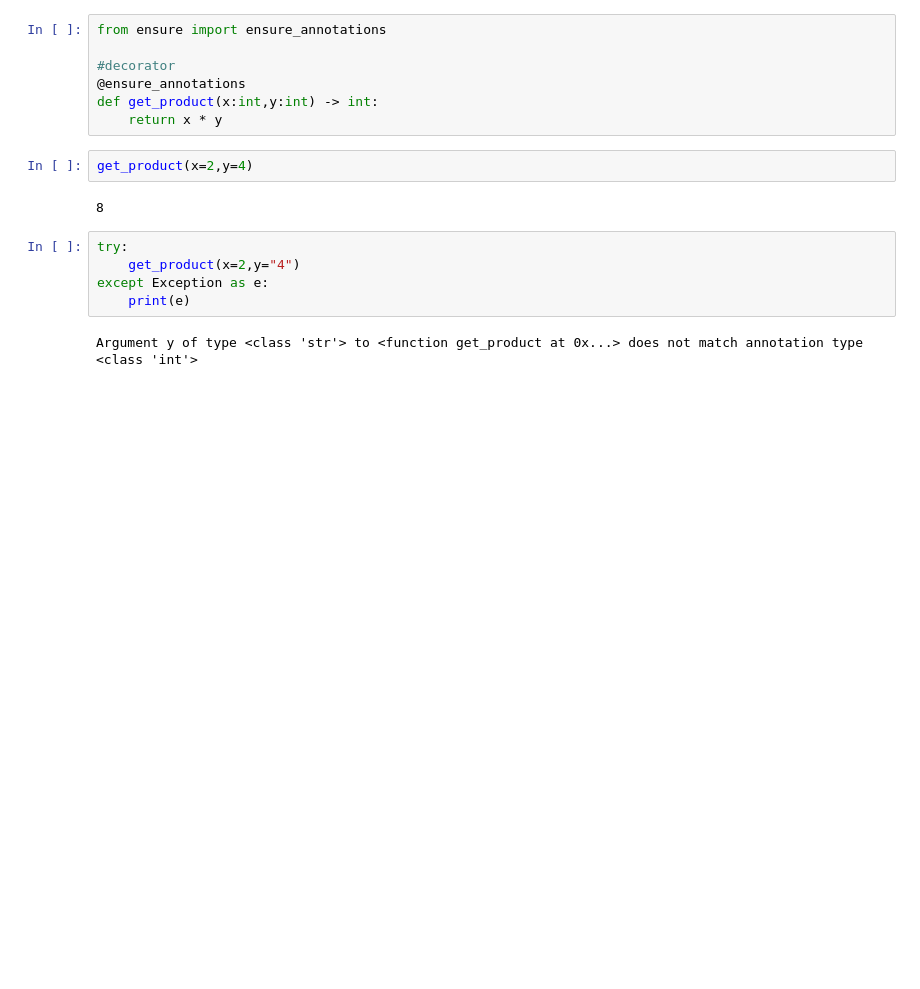
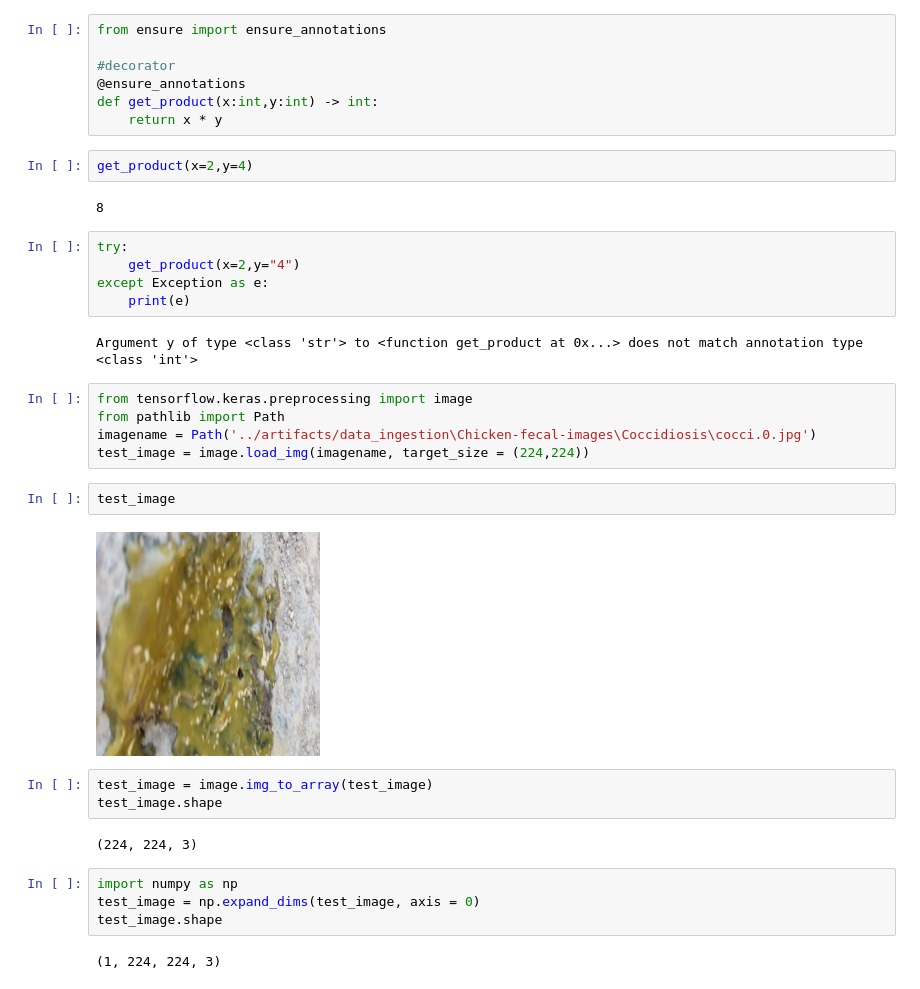
Before and after one commit to nikhilp047/Chicken-Disease-Classification, a Jupyter notebook: research/trials.ipynb, the cells around one changed output. Drawn from its saved outputs; the diff is of its cells as text; blank space fills up the shorter version.

```diff
--- a/research/trials.ipynb
+++ b/research/trials.ipynb
@@ -48,3 +48,23 @@ except Exception as e:
     print(e)
 # %% [output]
 Argument y of type <class 'str'> to <function get_product at 0x...> does not match annotation type <class 'int'>
+# %%
+from tensorflow.keras.preprocessing import image
+from pathlib import Path
+imagename = Path('../artifacts/data_ingestion\Chicken-fecal-images\Coccidiosis\cocci.0.jpg')
+test_image = image.load_img(imagename, target_size = (224,224))
+# %%
+test_image
+# %% [output]
+[figure, added]
+# %%
+test_image = image.img_to_array(test_image)
+test_image.shape
+# %% [output]
+(224, 224, 3)
+# %%
+import numpy as np
+test_image = np.expand_dims(test_image, axis = 0)
+test_image.shape
+# %% [output]
+(1, 224, 224, 3)
```
Also changed, not shown: 10 other files.
